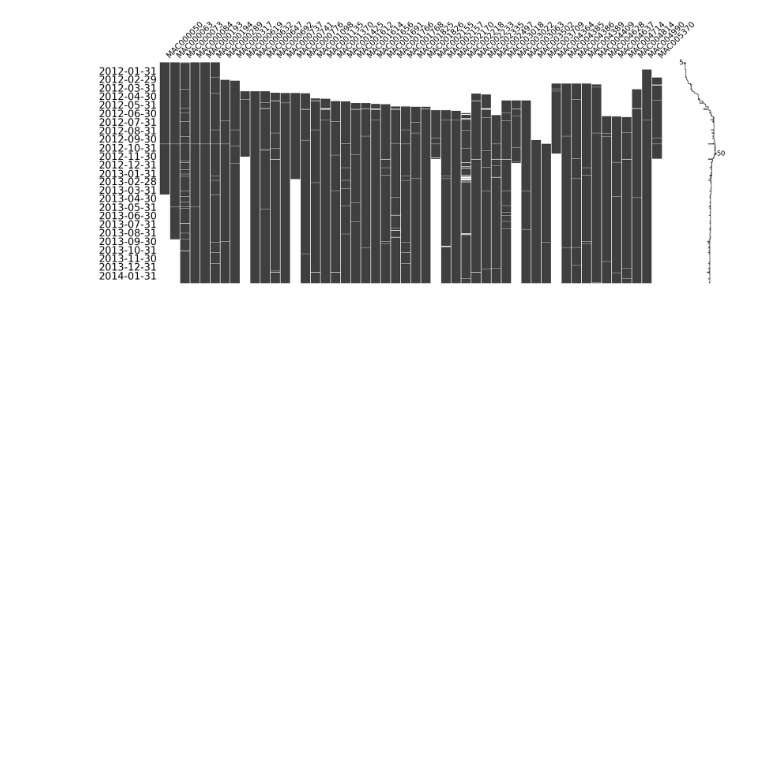
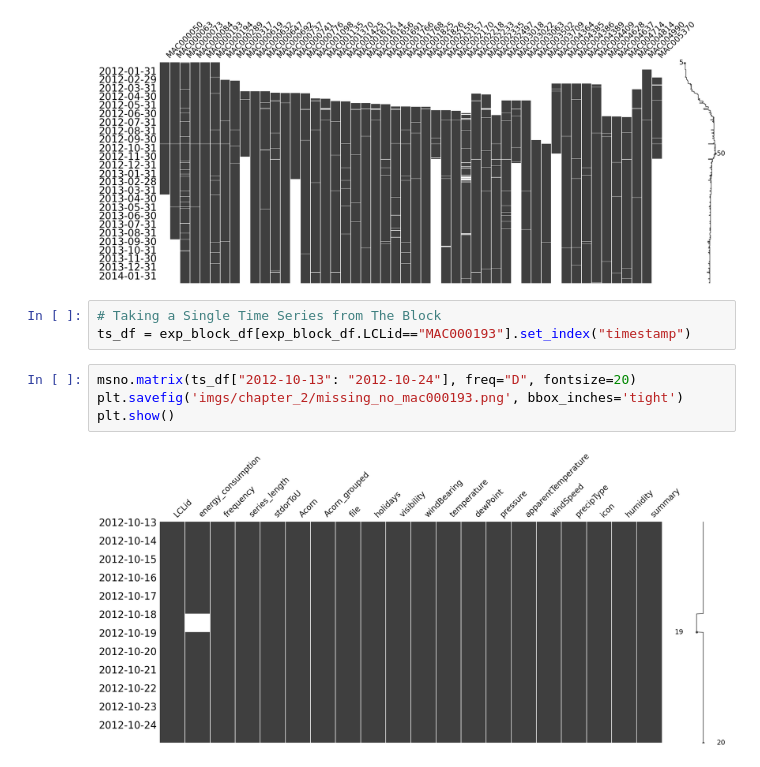
Before and after one commit to joakor89/Modern-Time-Series-Forecasting-with-Python, a Jupyter notebook: chap_02/03_HMD.ipynb, the cells around one changed output. Drawn from its saved outputs; the diff is of its cells as text; blank space fills up the shorter version.

```diff
--- a/chap_02/03_HMD.ipynb
+++ b/chap_02/03_HMD.ipynb
@@ -146,3 +148,12 @@ plt.savefig('imgs/chapter_2/missing_no_full.png', bbox_inches='tight')
 plt.show()
 # %% [output]
 [figure]
+# %%
+# Taking a Single Time Series from The Block
+ts_df = exp_block_df[exp_block_df.LCLid=="MAC000193"].set_index("timestamp")
+# %%
+msno.matrix(ts_df["2012-10-13": "2012-10-24"], freq="D", fontsize=20)
+plt.savefig('imgs/chapter_2/missing_no_mac000193.png', bbox_inches='tight')
+plt.show()
+# %% [output]
+[figure, added]
```
Also changed, not shown: parts of 28 cells of this notebook.
